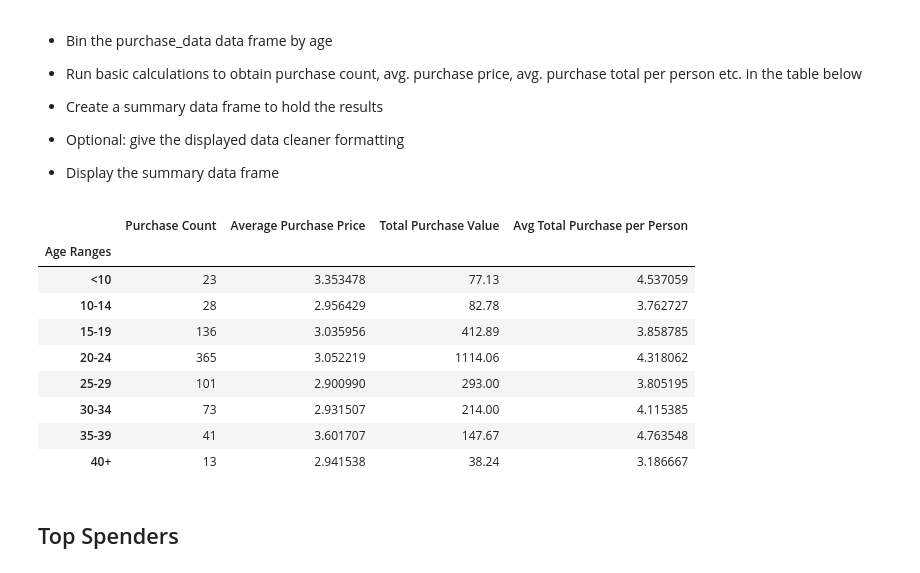
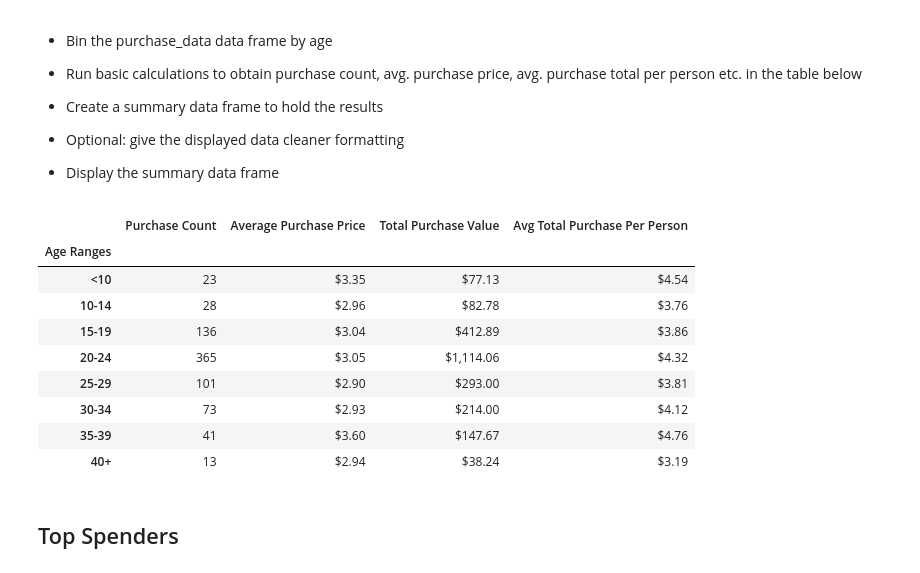
Before and after one commit to cell2silicon/Pandas-Challenge, a Jupyter notebook: HerosOfPymoli/HeroesOfPymoli.ipynb, the cells around one changed output. Cells and saved outputs as stored; diff of their text form; code cells hidden in the pictures.

```diff
--- a/HerosOfPymoli/HeroesOfPymoli.ipynb
+++ b/HerosOfPymoli/HeroesOfPymoli.ipynb
@@ -52,10 +55,15 @@ player_count
 
 * Display the summary data frame
 # %%
-# sorting unique items through the data by looking for item ID
-# finding desired values
+# finding desired values for purchasing analysis
 
+# formatting the data to set the price as float to perform calculations
+purchase_data['Price'] = purchase_data['Price'].str.replace("$","").astype(float)
+
+# sorting unique items through the data through item ID
 item_unique = purchase_data["Item ID"].nunique()
+
+# calculating average price, purchase price and revenue
 average_price = round(purchase_data["Price"].mean(), 2)
 purchase_number = purchase_data["Purchase ID"].count()
 revenue = purchase_data["Price"].sum()
@@ -68,7 +76,10 @@ purchase_summary = pd.DataFrame({"Number of Unique Items" : [item_unique],
 
 # formatting the result to get $ as prefix
 
-purchase_summary = purchase_summary.style.format({'Average Price': "${:,.2f}", 'Total Revenue' : "${:,.2f}"})
+purchase_summary["Average Price"] = purchase_summary["Average Price"].map("${:,.2f}".format)
+purchase_summary["Total Revenue"] = purchase_summary["Total Revenue"].map("${:,.2f}".format)
+
+# getting the purchase summary as output
 purchase_summary
 # %% [output]
 |  | Number of Unique Items | Average Price | Number of Purchases | Total Revenue |
@@ -122,18 +136,27 @@ demographics
 * Display the summary data frame
 # %%
 # sorting the data for purchaning based on gender
-# doing basic calculation to calculate the following
 
+# grouping data by gender
 gender_stats = purchase_data.groupby("Gender")
+
+# doing basic calculation to calculate purchase count, average purchase and average total purchase
 purchase_count = gender_stats["Purchase ID"].count()
 average_purchase = gender_stats["Price"].mean()
 total_purchase = gender_stats["Price"].sum()
-average_purchase_total = total_purchase/gender_count
+average_purchase_total = (total_purchase/gender_count)
 
 # arranging data frame for the values obtained above according to gender
 purchasing_analysis = pd.DataFrame({"Purchase Count" : purchase_count,
                                     "Average Purchase Price" : average_purchase,
                                     "Total Purchase Value" : total_purchase,
-                                    "Avg Total Purchase per Person" : average_purchase_total})
+                                    "Avg Purchase Total Per Person" : average_purchase_total})
+
+# formatting the columns to get currency symbols
+purchasing_analysis["Average Purchase Price"] = purchasing_analysis["Average Purchase Price"].map("${:,.2f}".format)
+purchasing_analysis["Total Purchase Value"] = purchasing_analysis["Total Purchase Value"].map("${:,.2f}".format)
+purchasing_analysis["Avg Purchase Total Per Person"] = purchasing_analysis["Avg Purchase Total Per Person"].map("${:,.2f}".format)
+
+# printing the output of the purchasing analysis
 purchasing_analysis
 # %% [output]
@@ -210,33 +235,40 @@ age_demographics
 # %%
 # getting purchasing data by age
 # sorting data with age ranges to get purchase values
 
 purchase_data["Age Ranges"] = pd.cut(purchase_data["Age"],age_bins, labels=group_names)
 age_stats = purchase_data.groupby("Age Ranges")
 
-# basic calculations to get follwing figures
+# basic calculations to get purchase count, average purchase, total purchase and total average purchase
 age_purchase_count = age_stats["Purchase ID"].count()
 age_average_purchase = age_stats["Price"].mean()
 age_total_purchase = age_stats["Price"].sum()
 total_average_purchase = age_total_purchase/age_total_count
 
 # setting data frame for the purchases by age groups
 age_purchasing_analysis = pd.DataFrame({"Purchase Count" : age_purchase_count,
                                     "Average Purchase Price" : age_average_purchase,
                                     "Total Purchase Value" : age_total_purchase,
-                                    "Avg Total Purchase per Person" : total_average_purchase})
+                                    "Avg Total Purchase Per Person" : total_average_purchase})
+
+# formatting the data columns to get the currency symbols
+age_purchasing_analysis["Average Purchase Price"] = age_purchasing_analysis["Average Purchase Price"].map("${:,.2f}".format)
+age_purchasing_analysis["Total Purchase Value"] = age_purchasing_analysis["Total Purchase Value"].map("${:,.2f}".format)
+age_purchasing_analysis["Avg Total Purchase Per Person"] = purchasing_analysis["Avg Total Purchase Per Person"].map("${:,.2f}".format)
+
+# printing the age purchasing analysis output
 age_purchasing_analysis
 # %% [output]
-|  | Purchase Count | Average Purchase Price | Total Purchase Value | Avg Total Purchase per Person |
+|  | Purchase Count | Average Purchase Price | Total Purchase Value | Avg Total Purchase Per Person |
 | Age Ranges |  |  |  |  |
-| <10 | 23 | 3.353478 | 77.13 | 4.537059 |
-| 10-14 | 28 | 2.956429 | 82.78 | 3.762727 |
-| 15-19 | 136 | 3.035956 | 412.89 | 3.858785 |
-| 20-24 | 365 | 3.052219 | 1114.06 | 4.318062 |
-| 25-29 | 101 | 2.900990 | 293.00 | 3.805195 |
-| 30-34 | 73 | 2.931507 | 214.00 | 4.115385 |
-| 35-39 | 41 | 3.601707 | 147.67 | 4.763548 |
-| 40+ | 13 | 2.941538 | 38.24 | 3.186667 |
+| <10 | 23 | $3.35 | $77.13 | $4.54 |
+| 10-14 | 28 | $2.96 | $82.78 | $3.76 |
+| 15-19 | 136 | $3.04 | $412.89 | $3.86 |
+| 20-24 | 365 | $3.05 | $1,114.06 | $4.32 |
+| 25-29 | 101 | $2.90 | $293.00 | $3.81 |
+| 30-34 | 73 | $2.93 | $214.00 | $4.12 |
+| 35-39 | 41 | $3.60 | $147.67 | $4.76 |
+| 40+ | 13 | $2.94 | $38.24 | $3.19 |
 # %% [markdown]
 ## Top Spenders
 # %% [markdown]
```
Also changed, not shown: parts of 10 cells of this notebook.
